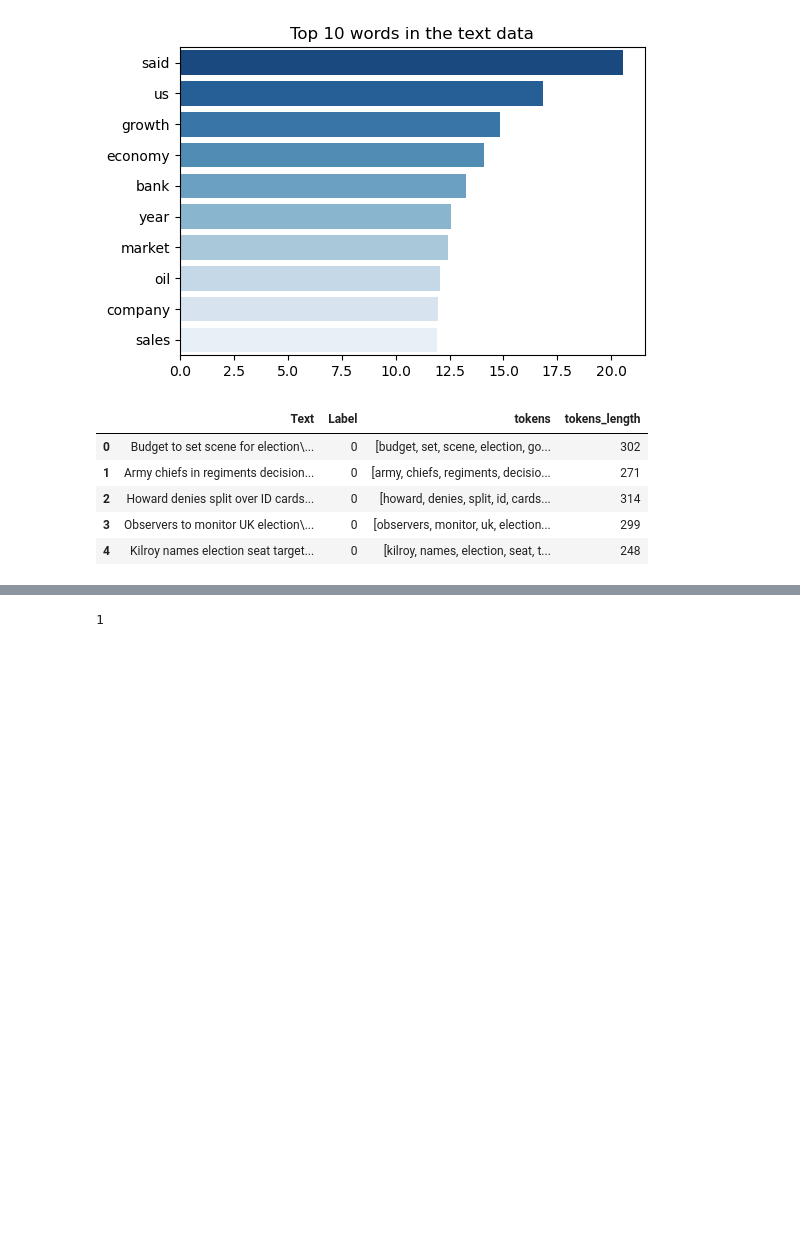
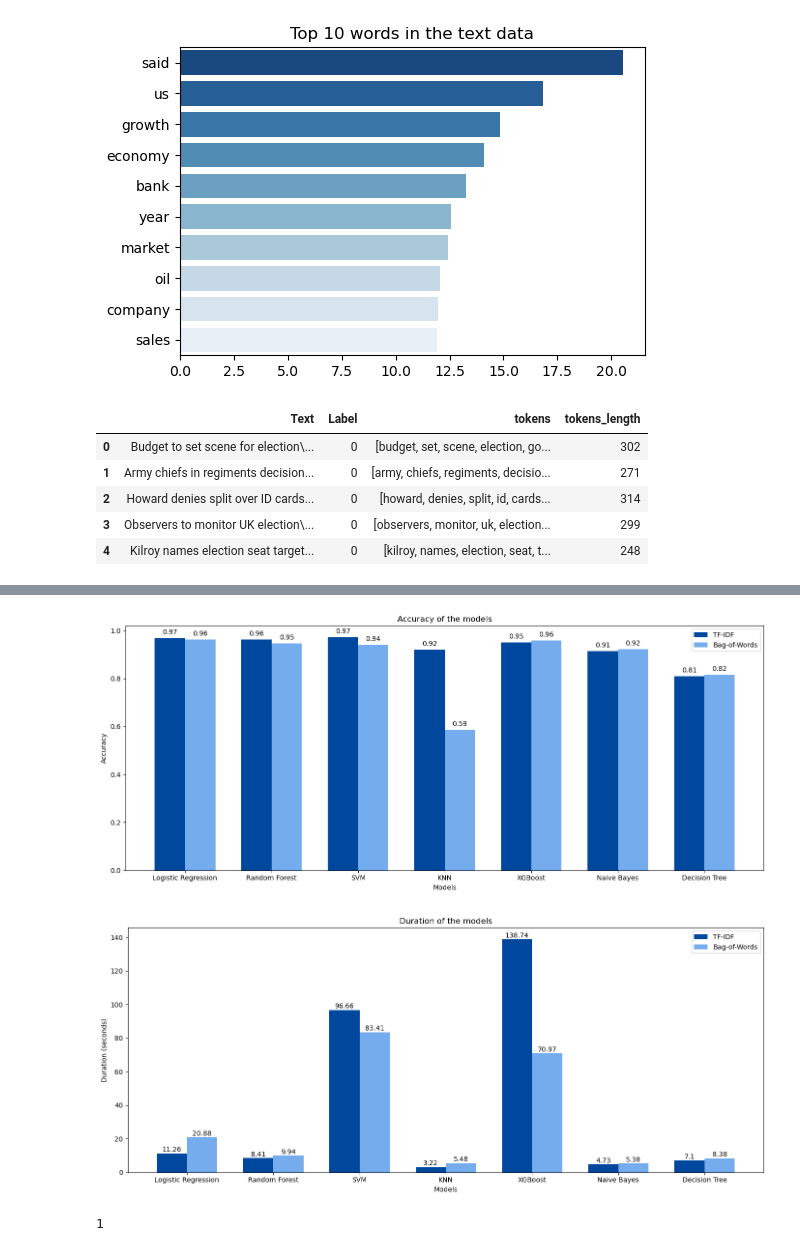
Before and after one commit to jlang62/bachelor-thesis, a Jupyter notebook: code/TextDocumentClassification.ipynb, the cells around one changed output, grey strips where cells are left out. Drawn from its saved outputs; the diff is of its cells as text; code cells hidden in the pictures; blank space fills up the shorter version.

```diff
--- a/code/TextDocumentClassification.ipynb
+++ b/code/TextDocumentClassification.ipynb
@@ -318,3 +317,65 @@ plt.show()
+# %%
+import numpy as np
+
+# Neutral colors
+tfidf_color = '#00489E'
+bow_color = '#74ACED'
+
+# Plot accuracy of the models
+plt.figure(figsize=(14, 6))
+
+# Width of the bars
+bar_width = 0.35
+
+# Plotting accuracy of TF-IDF models
+plt.bar(np.arange(len(results_df_tfidf)) - bar_width/2, results_df_tfidf['Accuracy'], bar_width, label='TF-IDF', color=tfidf_color)
+
+# Plotting accuracy of Bag-of-Words models
+plt.bar(np.arange(len(results_df_bow)) + bar_width/2, results_df_bow['Accuracy'], bar_width, label='Bag-of-Words', color=bow_color)
+
+plt.title('Accuracy of the models')
+plt.xlabel('Models')
+plt.ylabel('Accuracy')
+plt.xticks(np.arange(len(results_df_tfidf)), results_df_tfidf.index)  # Assuming the index contains model names
+plt.legend()
+
+# Add annotations
+for i, acc in enumerate(results_df_tfidf['Accuracy']):
+    plt.text(i - bar_width/2, acc + 0.01, str(round(acc, 2)), ha='center', va='bottom', color='black')
+
+for i, acc in enumerate(results_df_bow['Accuracy']):
+    plt.text(i + bar_width/2, acc + 0.01, str(round(acc, 2)), ha='center', va='bottom', color='black')
+
+plt.tight_layout()
+plt.show()
+
+# Plot duration of the models
+plt.figure(figsize=(14, 6))
+
+# Plotting duration of TF-IDF models
+plt.bar(np.arange(len(results_df_tfidf)) - bar_width/2, results_df_tfidf['Duration'], bar_width, label='TF-IDF', color=tfidf_color)
+
+# Plotting duration of Bag-of-Words models
+plt.bar(np.arange(len(results_df_bow)) + bar_width/2, results_df_bow['Duration'], bar_width, label='Bag-of-Words', color=bow_color)
+
+plt.title('Duration of the models')
+plt.xlabel('Models')
+plt.ylabel('Duration (seconds)')
+plt.xticks(np.arange(len(results_df_tfidf)), results_df_tfidf.index)  # Assuming the index contains model names
+plt.legend()
+
+# Add annotations
+for i, dur in enumerate(results_df_tfidf['Duration']):
+    plt.text(i - bar_width/2, dur + 0.1, str(round(dur, 2)), ha='center', va='bottom', color='black')
+
+for i, dur in enumerate(results_df_bow['Duration']):
+    plt.text(i + bar_width/2, dur + 0.1, str(round(dur, 2)), ha='center', va='bottom', color='black')
+
+plt.tight_layout()
+plt.show()
+# %% [output]
+[figure, added]
+[figure, added]
 # %%
 # function to predict the label of a given text
 def predict_label(text, model, vec):
```
Also changed, not shown: parts of 7 cells of this notebook, 5 other files.
